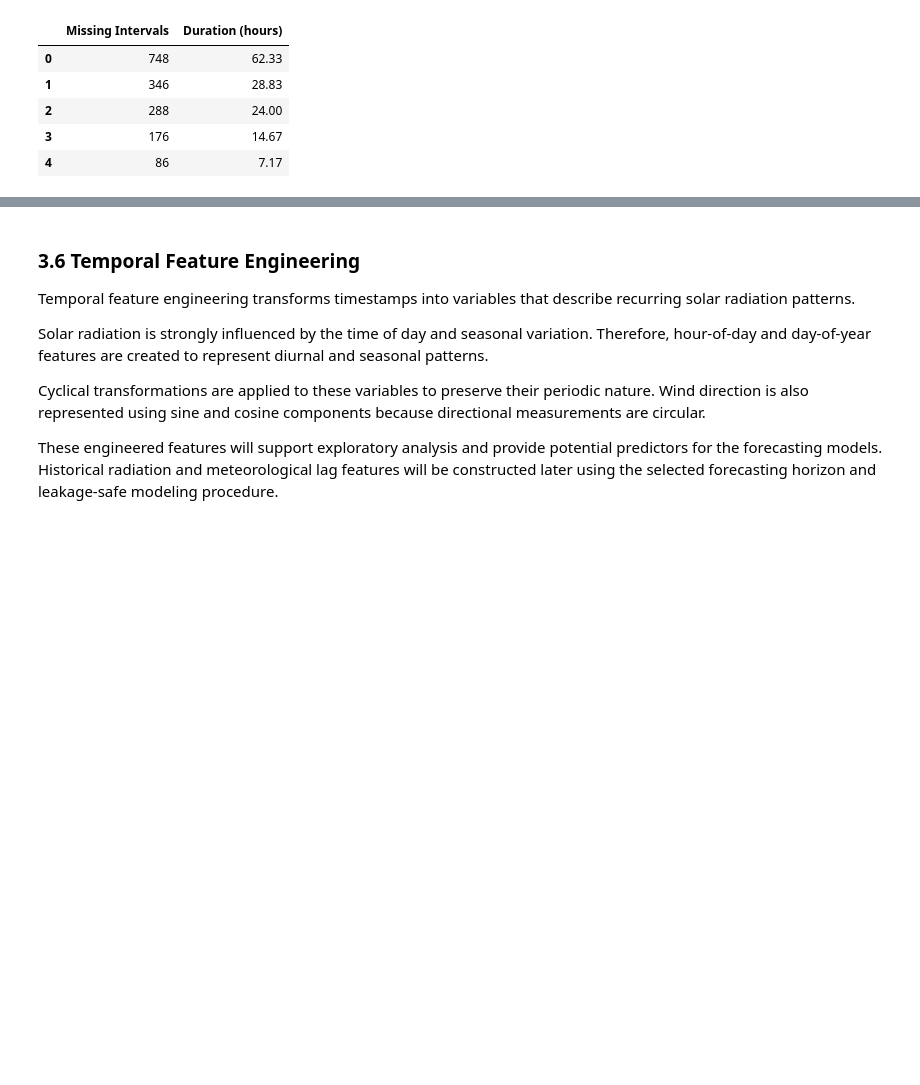
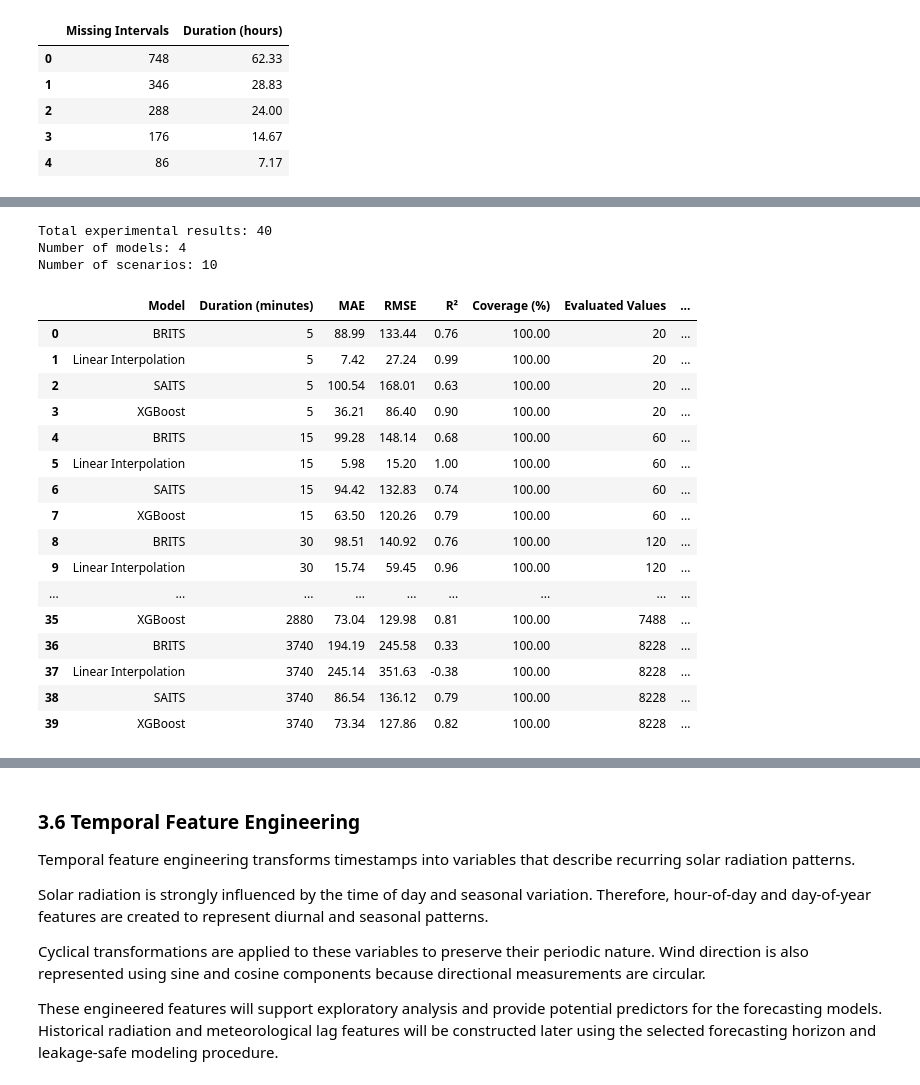
Before and after one commit to damisar/Solar-Radiation-Prediction, a Jupyter notebook: notebook/Solar_Radiation_Analysis.ipynb, the cells around one changed output, grey strips where cells are left out. Saved outputs shown, nothing was run; the diff lists cells and outputs as text; code cells hidden in the pictures; blank space fills up the shorter version.

```diff
--- a/notebook/Solar_Radiation_Analysis.ipynb
+++ b/notebook/Solar_Radiation_Analysis.ipynb
@@ -684,0 +4345,77 @@ This strategy supports consistent temporal modeling while preserving the reliabi
+# %%
+# Section 3.5.15.1 — Consolidation of imputation results
+
+# Extract Linear Interpolation radiation results
+linear_comparison = all_imputation_metrics.loc[
+    (all_imputation_metrics["Variable"] == "Radiation") &
+    (all_imputation_metrics["Model"] == "Linear Interpolation")
+].copy()
+
+# Extract XGBoost radiation results
+xgboost_comparison = xgboost_metrics.loc[
+    (xgboost_metrics["Variable"] == "Radiation") &
+    (xgboost_metrics["Model"] == "XGBoost")
+].copy()
+
+# Standardize deep learning result column names
+brits_comparison = brits_full_results_df.rename(
+    columns={"Gap Duration (min)": "Duration (minutes)"}
+).copy()
+
+saits_comparison = saits_full_results_df.rename(
+    columns={"Gap Duration (min)": "Duration (minutes)"}
+).copy()
+
+# Define common evaluation columns
+comparison_columns = [
+    "Model",
+    "Duration (minutes)",
+    "MAE",
+    "RMSE",
+    "R²",
+    "Coverage (%)",
+    "Evaluated Values",
+    "Execution Time (s)"
+]
+
+# Consolidate existing experimental results
+imputation_comparison = pd.concat(
+    [
+        linear_comparison[comparison_columns],
+        xgboost_comparison[comparison_columns],
+        brits_comparison[comparison_columns],
+        saits_comparison[comparison_columns]
+    ],
+    ignore_index=True
+).sort_values(
+    ["Duration (minutes)", "Model"]
+).reset_index(drop=True)
+
+# Display consolidated results
+print("Total experimental results:", len(imputation_comparison))
+print("Number of models:", imputation_comparison["Model"].nunique())
+print("Number of scenarios:",
+      imputation_comparison["Duration (minutes)"].nunique())
+
+display(imputation_comparison.round(2))
+# %% [output]
+Total experimental results: 40
+Number of models: 4
+Number of scenarios: 10
+|  | Model | Duration (minutes) | MAE | RMSE | R² | Coverage (%) | Evaluated Values | ... |
+| 0 | BRITS | 5 | 88.99 | 133.44 | 0.76 | 100.00 | 20 | ... |
+| 1 | Linear Interpolation | 5 | 7.42 | 27.24 | 0.99 | 100.00 | 20 | ... |
+| 2 | SAITS | 5 | 100.54 | 168.01 | 0.63 | 100.00 | 20 | ... |
+| 3 | XGBoost | 5 | 36.21 | 86.40 | 0.90 | 100.00 | 20 | ... |
+| 4 | BRITS | 15 | 99.28 | 148.14 | 0.68 | 100.00 | 60 | ... |
+| 5 | Linear Interpolation | 15 | 5.98 | 15.20 | 1.00 | 100.00 | 60 | ... |
+| 6 | SAITS | 15 | 94.42 | 132.83 | 0.74 | 100.00 | 60 | ... |
+| 7 | XGBoost | 15 | 63.50 | 120.26 | 0.79 | 100.00 | 60 | ... |
+| 8 | BRITS | 30 | 98.51 | 140.92 | 0.76 | 100.00 | 120 | ... |
+| 9 | Linear Interpolation | 30 | 15.74 | 59.45 | 0.96 | 100.00 | 120 | ... |
+| ... | ... | ... | ... | ... | ... | ... | ... | ... |
+| 35 | XGBoost | 2880 | 73.04 | 129.98 | 0.81 | 100.00 | 7488 | ... |
+| 36 | BRITS | 3740 | 194.19 | 245.58 | 0.33 | 100.00 | 8228 | ... |
+| 37 | Linear Interpolation | 3740 | 245.14 | 351.63 | -0.38 | 100.00 | 8228 | ... |
+| 38 | SAITS | 3740 | 86.54 | 136.12 | 0.79 | 100.00 | 8228 | ... |
+| 39 | XGBoost | 3740 | 73.34 | 127.86 | 0.82 | 100.00 | 8228 | ... |
```
Also changed, not shown: parts of 126 cells of this notebook, 2 other files.
